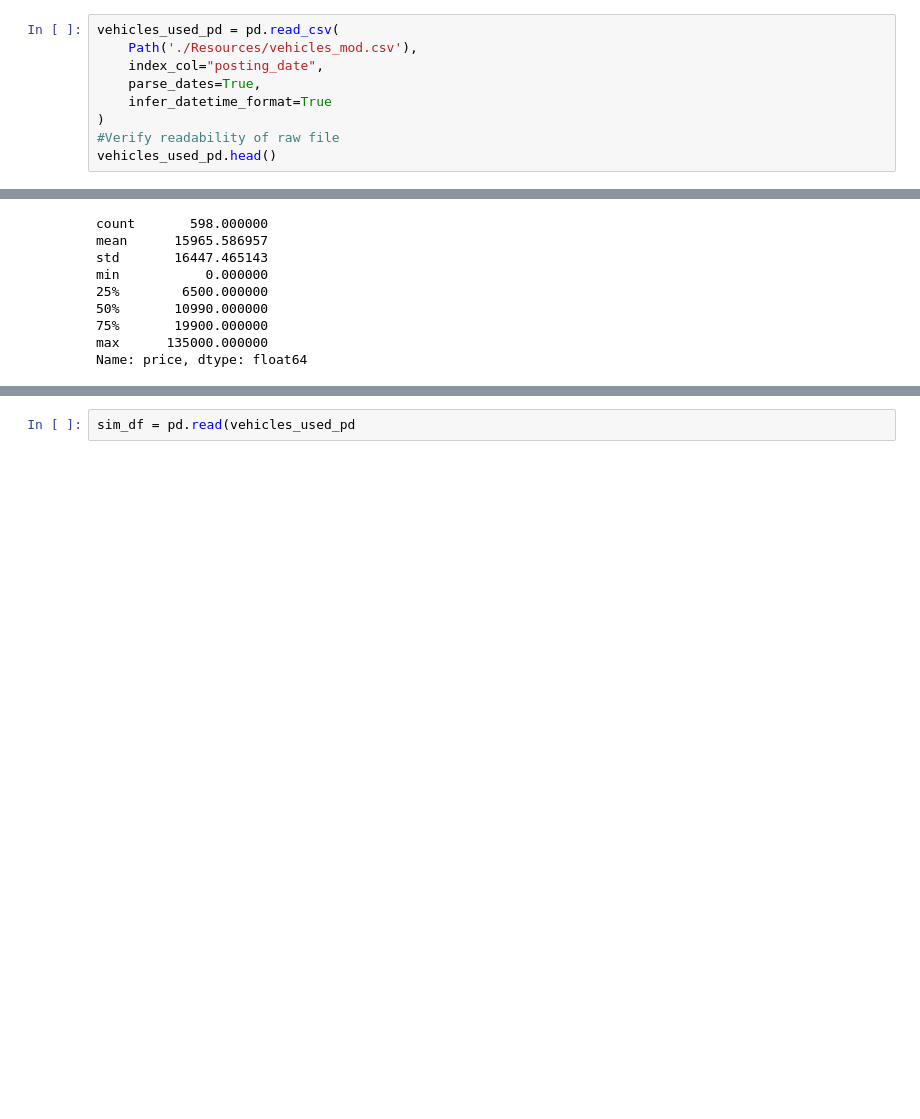
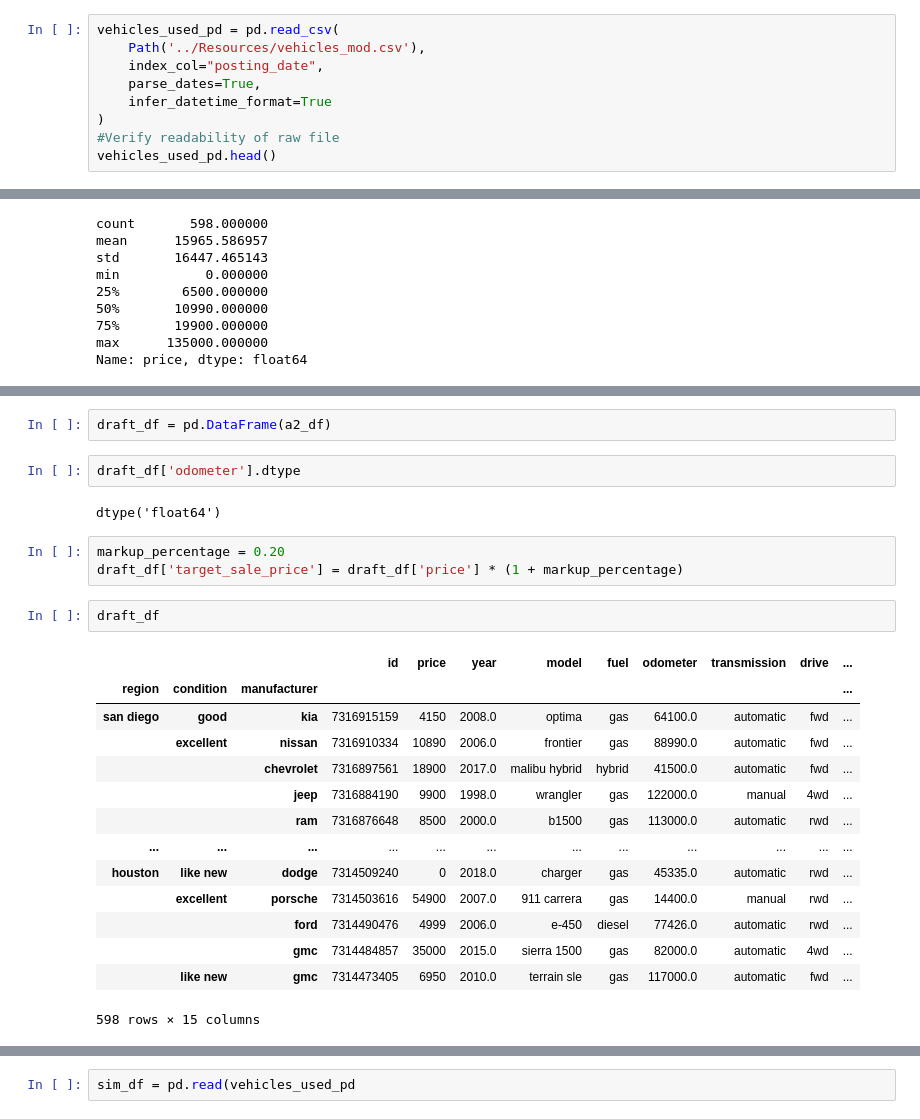
Before and after one commit to ForrestSurles/Used_Car_Availability_Project, a Jupyter notebook: notebooks/draft_version.ipynb, the cells around one changed output, grey strips where cells are left out. Drawn from its saved outputs; the diff is of its cells as text; blank space fills up the shorter version.

```diff
--- a/notebooks/draft_version.ipynb
+++ b/notebooks/draft_version.ipynb
@@ -21,6 +41,6 @@ from MCForecastTools import MCSimulation
 # %%
 vehicles_used_pd = pd.read_csv(
-    Path('./Resources/vehicles_mod.csv'),
+    Path('../Resources/vehicles_mod.csv'),
     index_col="posting_date",
     parse_dates=True,
     infer_datetime_format=True
@@ -409,0 +360,26 @@ NameError: name 'df' is not defined
+# %%
+draft_df = pd.DataFrame(a2_df)
+# %%
+draft_df['odometer'].dtype
+# %% [output]
+dtype('float64')
+# %%
+markup_percentage = 0.20
+draft_df['target_sale_price'] = draft_df['price'] * (1 + markup_percentage)
+# %%
+draft_df
+# %% [output]
+|  |  |  | id | price | year | model | fuel | odometer | transmission | drive | ... |
+| region | condition | manufacturer |  |  |  |  |  |  |  |  | ... |
+| san diego | good | kia | 7316915159 | 4150 | 2008.0 | optima | gas | 64100.0 | automatic | fwd | ... |
+|  | excellent | nissan | 7316910334 | 10890 | 2006.0 | frontier | gas | 88990.0 | automatic | fwd | ... |
+|  |  | chevrolet | 7316897561 | 18900 | 2017.0 | malibu hybrid | hybrid | 41500.0 | automatic | fwd | ... |
+|  |  | jeep | 7316884190 | 9900 | 1998.0 | wrangler | gas | 122000.0 | manual | 4wd | ... |
+|  |  | ram | 7316876648 | 8500 | 2000.0 | b1500 | gas | 113000.0 | automatic | rwd | ... |
+| ... | ... | ... | ... | ... | ... | ... | ... | ... | ... | ... | ... |
+| houston | like new | dodge | 7314509240 | 0 | 2018.0 | charger | gas | 45335.0 | automatic | rwd | ... |
+|  | excellent | porsche | 7314503616 | 54900 | 2007.0 | 911 carrera | gas | 14400.0 | manual | rwd | ... |
+|  |  | ford | 7314490476 | 4999 | 2006.0 | e-450 | diesel | 77426.0 | automatic | rwd | ... |
+|  |  | gmc | 7314484857 | 35000 | 2015.0 | sierra 1500 | gas | 82000.0 | automatic | 4wd | ... |
+|  | like new | gmc | 7314473405 | 6950 | 2010.0 | terrain sle | gas | 117000.0 | automatic | fwd | ... |
+598 rows × 15 columns
```
Also changed, not shown: parts of 19 cells of this notebook, 3 other files.
